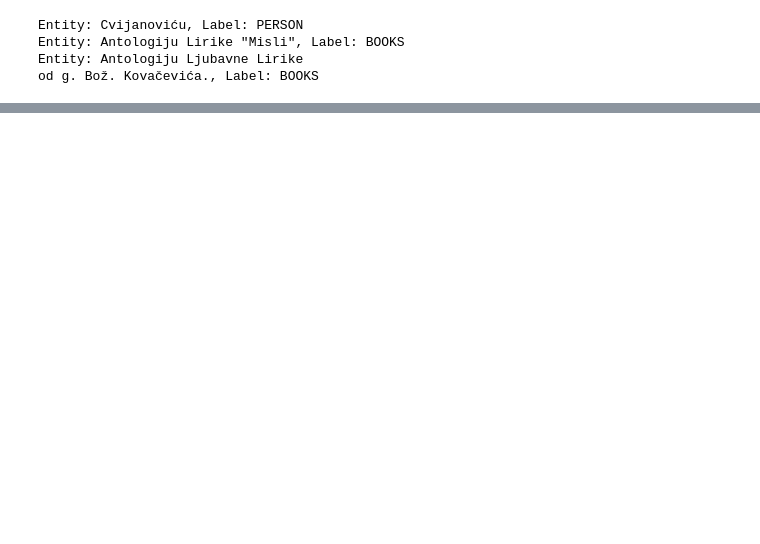
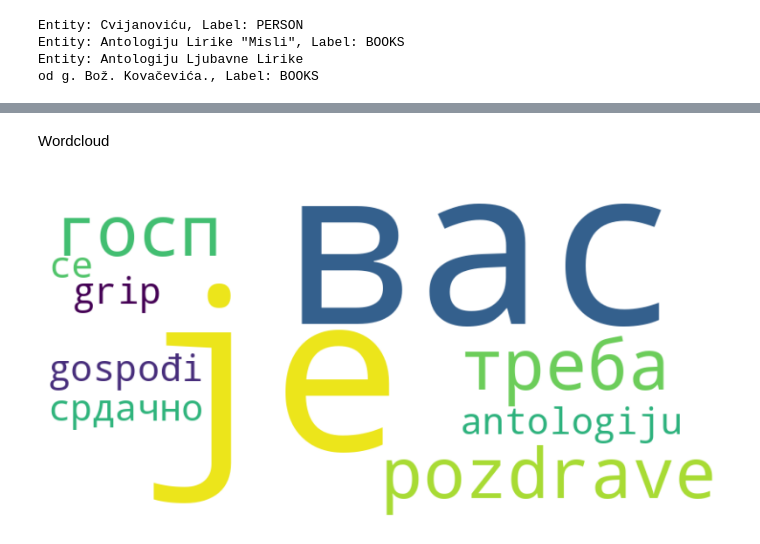
Before and after one commit to Kovelja009/nlp_ivo_andric, a Jupyter notebook: nlp.ipynb, the cells around one changed output, grey strips where cells are left out. Cells and saved outputs as stored; diff of their text form; code cells hidden in the pictures; blank space fills up the shorter version.

```diff
--- a/nlp.ipynb
+++ b/nlp.ipynb
@@ -727,0 +797,21 @@ od g. Bož. Kovačevića., Label: BOOKS
+# %%
+keyword_doc = nlp(" ".join(sentences))
+
+# Extract nouns
+nouns = [token.text for token in keyword_doc if token.pos_ == "NOUN"]
+
+# Join extracted nouns back into a single string
+processed_text = ' '.join(nouns)
+
+# Use TF-IDF to rank nouns
+vectorizer = TfidfVectorizer()
+tfidf = vectorizer.fit_transform([processed_text])
+
+top_k = 10
+
+# Get the top k most important nouns
+top_nouns = sorted(vectorizer.vocabulary_, key=lambda x: tfidf[0, vectorizer.vocabulary_[x]], reverse=True)[:top_k]
+
+# Print the top k keywords
+for i, noun in enumerate(top_nouns):
+    print(f"{i+1}. {noun}")
@@ -727,0 +829,13 @@ od g. Bož. Kovačevića., Label: BOOKS
+# %% [markdown]
+Wordcloud
+# %%
+# WordCloud instance
+wordcloud = WordCloud(width=800, height=400, background_color='white').generate(" ".join(top_nouns))
+
+# Showing WordCloud
+plt.figure(figsize=(10, 5))
+plt.imshow(wordcloud, interpolation='bilinear')
+plt.axis('off')
+plt.show()
+# %% [output]
+[figure, added]
```
Also changed, not shown: parts of 16 cells of this notebook, 2 other files.
